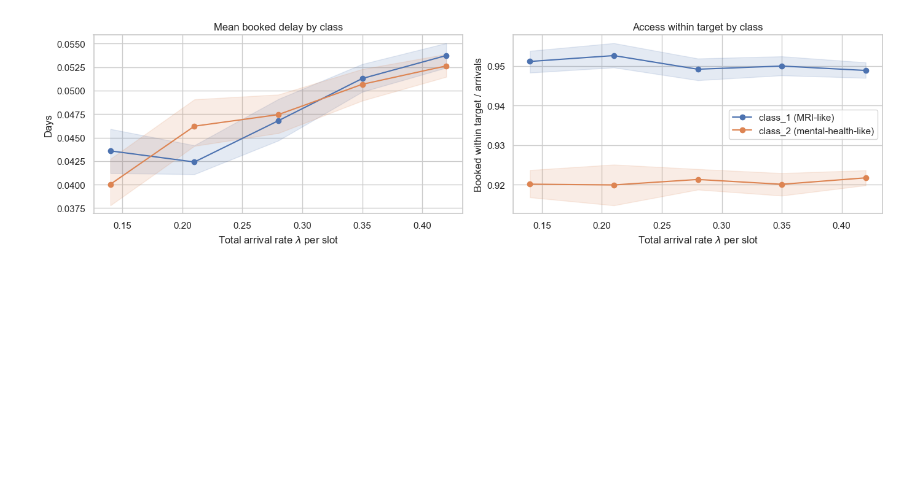
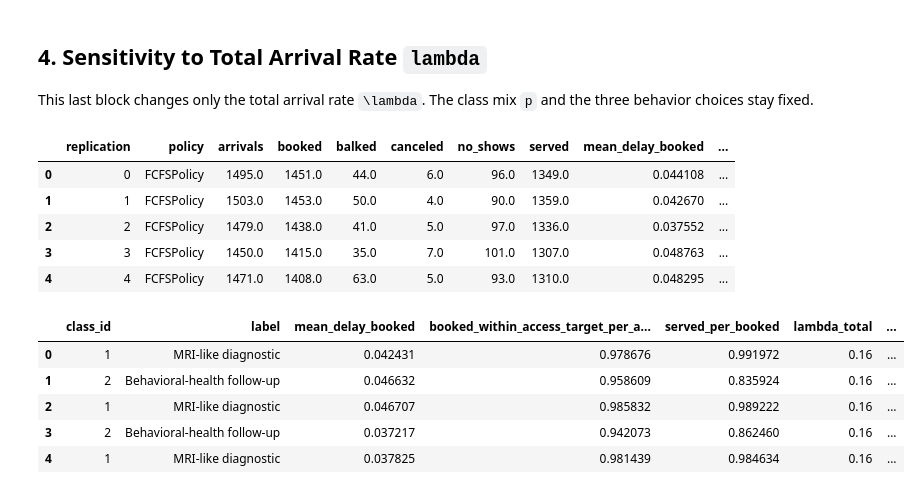
Before and after one commit to alexandre-sdd/research_cuimc_queuing, a Jupyter notebook: Notebooks/simulation.ipynb, the cells around one changed output. Cells and saved outputs as stored; diff of their text form; code cells hidden in the pictures; blank space fills up the shorter version.

```diff
--- a/Notebooks/simulation.ipynb
+++ b/Notebooks/simulation.ipynb
@@ -463,26 +319,28 @@ plt.tight_layout()
-# %%
-fig, axes = plt.subplots(1, 2, figsize=(14, 4), sharex=True)
-
-plot_bootstrap_band(
-    axes[0],
-    class_bootstrap,
-    metric="mean_delay_booked",
-    x_col="lambda_total",
-    title="Mean booked delay by class",
-    ylabel="Days",
-    group_col="label",
-)
-plot_bootstrap_band(
-    axes[1],
-    class_bootstrap,
-    metric="booked_within_access_target_per_arrival",
-    x_col="lambda_total",
-    title="Access within target by class",
-    ylabel="Booked within target / arrivals",
-    group_col="label",
-)
-axes[1].legend(title="")
-
-plt.tight_layout()
-# %% [output]
-[figure, removed]
+# %% [markdown]
+## 4. Sensitivity to Total Arrival Rate `lambda`
+
+This last block changes only the total arrival rate `\lambda`. The class mix `p` and the three behavior choices stay fixed.
+# %%
+TOTAL_LAMBDA_GRID = [0.16, 0.22, 0.28, 0.34, 0.40]
+SWEEP_REPLICATIONS = 6
+
+aggregate_sweep, class_sweep = run_fcfs_lambda_sweep(
+    total_lambdas=TOTAL_LAMBDA_GRID,
+    replications=SWEEP_REPLICATIONS,
+)
+
+display(aggregate_sweep.head())
+display(class_sweep.head())
+# %% [output]
+|  | replication | policy | arrivals | booked | balked | canceled | no_shows | served | mean_delay_booked | ... |
+| 0 | 0 | FCFSPolicy | 1495.0 | 1451.0 | 44.0 | 6.0 | 96.0 | 1349.0 | 0.044108 | ... |
+| 1 | 1 | FCFSPolicy | 1503.0 | 1453.0 | 50.0 | 4.0 | 90.0 | 1359.0 | 0.042670 | ... |
+| 2 | 2 | FCFSPolicy | 1479.0 | 1438.0 | 41.0 | 5.0 | 97.0 | 1336.0 | 0.037552 | ... |
+| 3 | 3 | FCFSPolicy | 1450.0 | 1415.0 | 35.0 | 7.0 | 101.0 | 1307.0 | 0.048763 | ... |
+| 4 | 4 | FCFSPolicy | 1471.0 | 1408.0 | 63.0 | 5.0 | 93.0 | 1310.0 | 0.048295 | ... |
+|  | class_id | label | mean_delay_booked | booked_within_access_target_per_a... | served_per_booked | lambda_total | ... |
+| 0 | 1 | MRI-like diagnostic | 0.042431 | 0.978676 | 0.991972 | 0.16 | ... |
+| 1 | 2 | Behavioral-health follow-up | 0.046632 | 0.958609 | 0.835924 | 0.16 | ... |
+| 2 | 1 | MRI-like diagnostic | 0.046707 | 0.985832 | 0.989222 | 0.16 | ... |
+| 3 | 2 | Behavioral-health follow-up | 0.037217 | 0.942073 | 0.862460 | 0.16 | ... |
+| 4 | 1 | MRI-like diagnostic | 0.037825 | 0.981439 | 0.984634 | 0.16 | ... |
```
Also changed, not shown: parts of 22 cells of this notebook, 5 other files.
